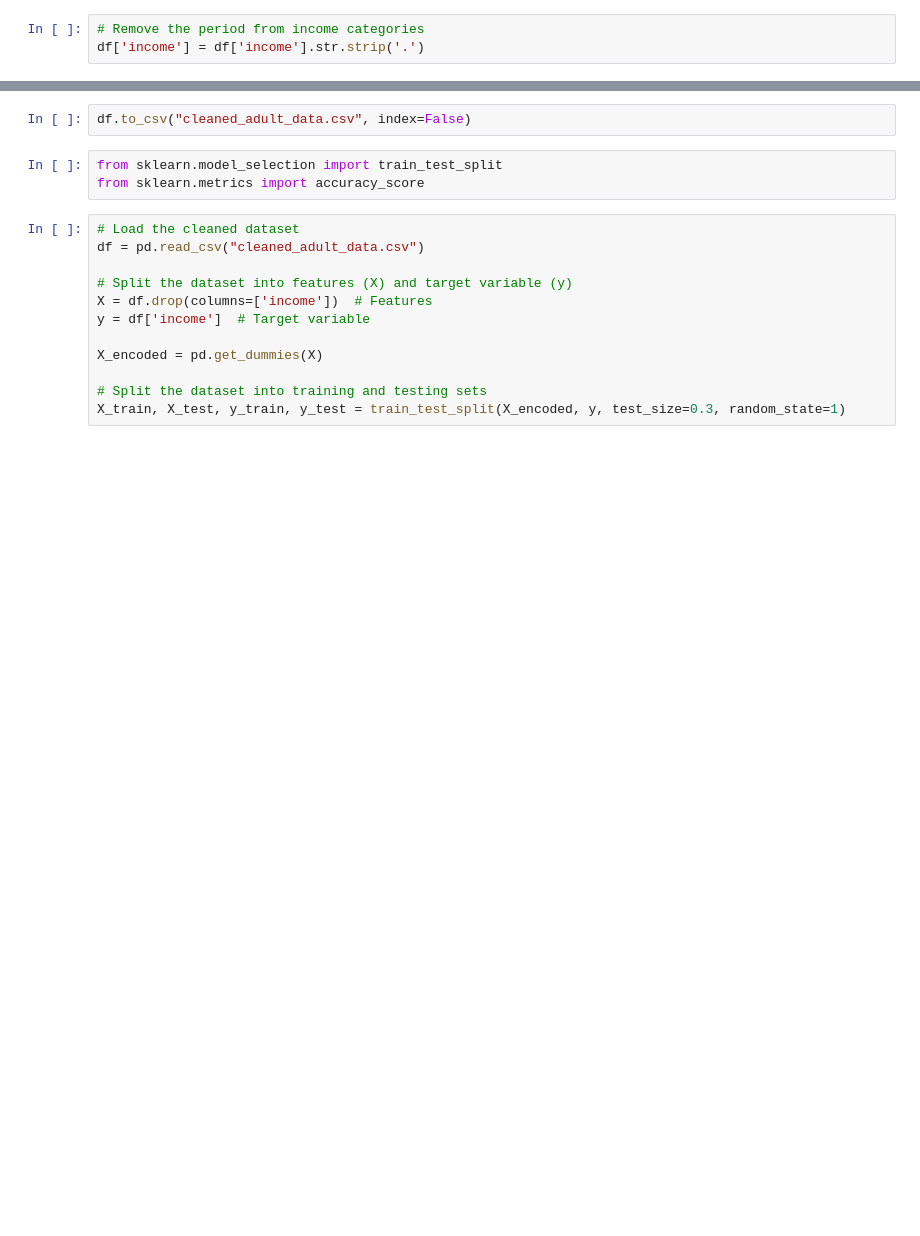
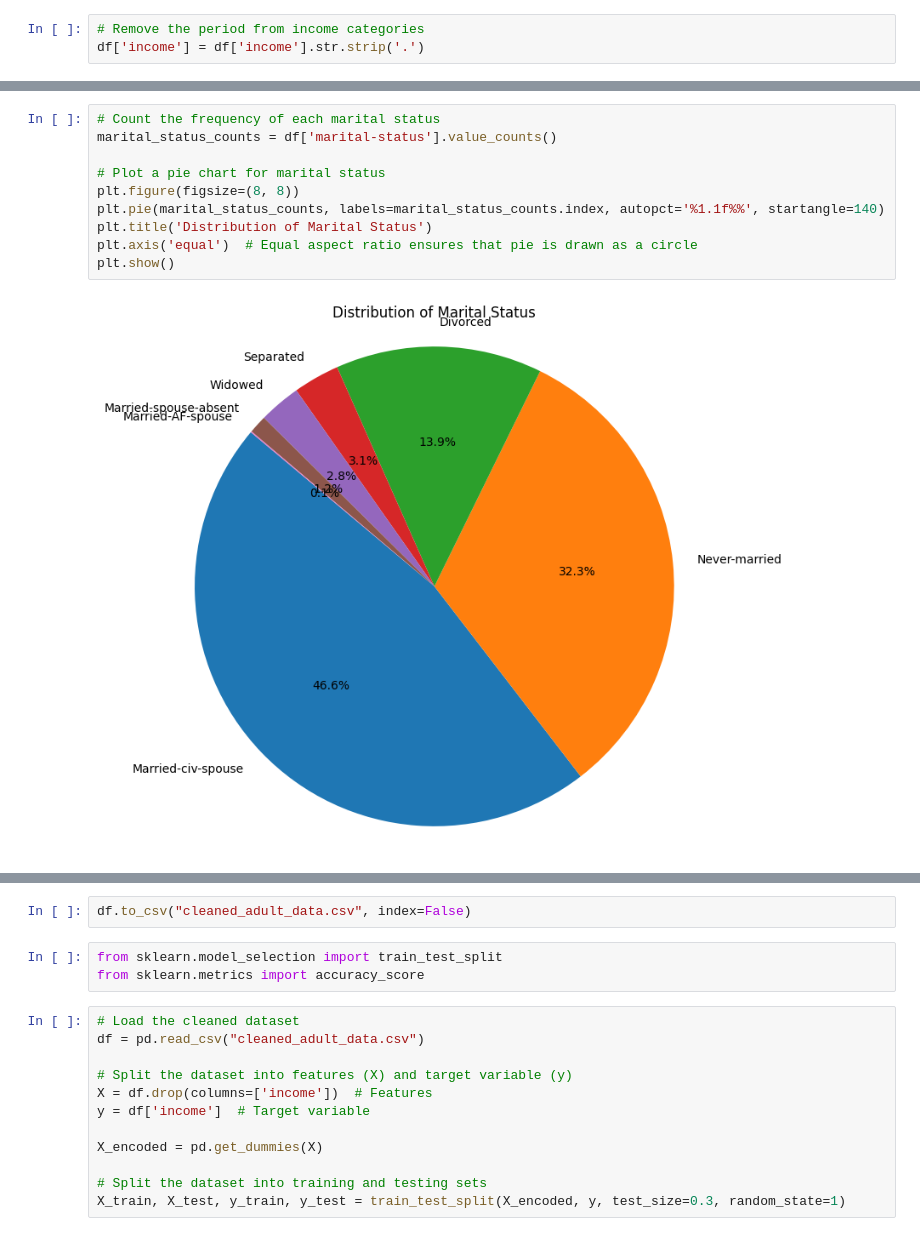
Before and after one commit to muhammadhrahmy/CM2604-CW, a Jupyter notebook: CM2604_CW.ipynb, the cells around one changed output, grey strips where cells are left out. Drawn from its saved outputs; the diff is of its cells as text; blank space fills up the shorter version.

```diff
--- a/CM2604_CW.ipynb
+++ b/CM2604_CW.ipynb
@@ -136,0 +127,12 @@ plot_boxplots(df)
+# %%
+# Count the frequency of each marital status
+marital_status_counts = df['marital-status'].value_counts()
+
+# Plot a pie chart for marital status
+plt.figure(figsize=(8, 8))
+plt.pie(marital_status_counts, labels=marital_status_counts.index, autopct='%1.1f%%', startangle=140)
+plt.title('Distribution of Marital Status')
+plt.axis('equal')  # Equal aspect ratio ensures that pie is drawn as a circle
+plt.show()
+# %% [output]
+[figure, added]
```
Also changed, not shown: parts of 18 cells of this notebook.
